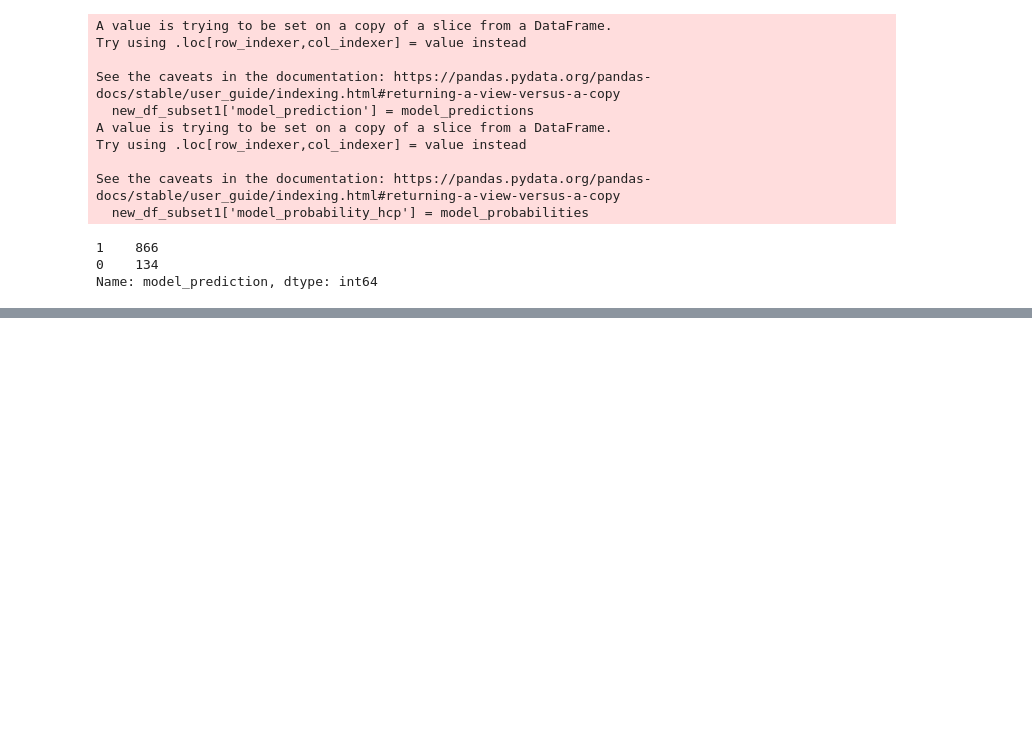
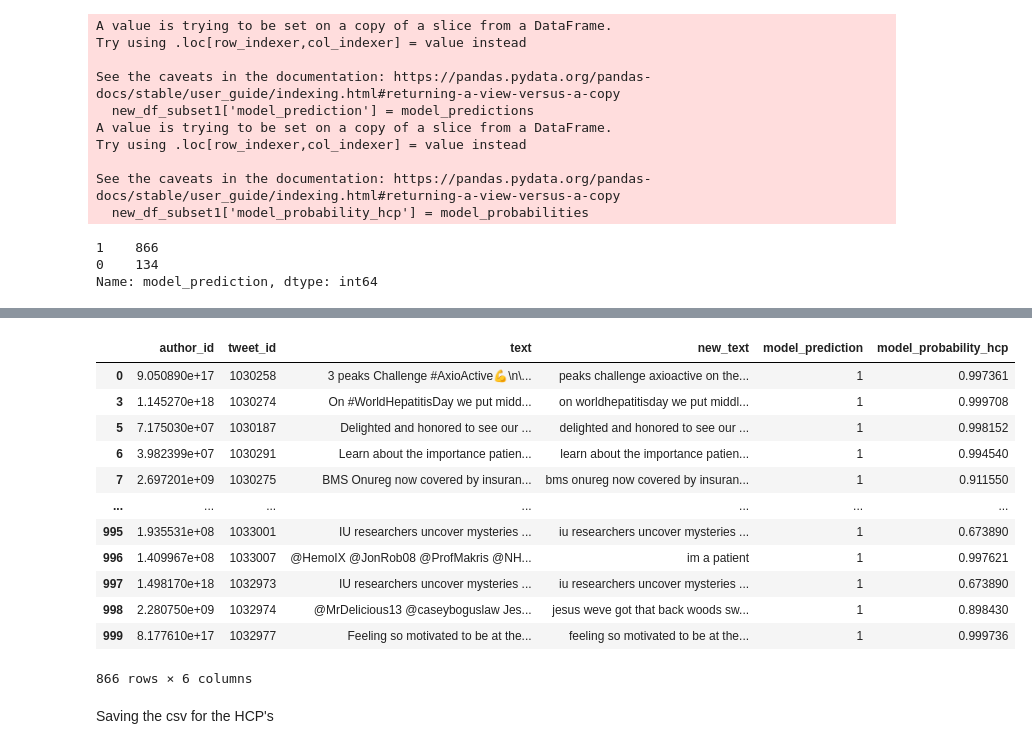
Before and after one commit to nisha1365/GEN-AI-POC, a Jupyter notebook: HCP_v_s_Non_HCP_ROberta.ipynb, the cells around one changed output, grey strips where cells are left out. Saved outputs shown, nothing was run; the diff lists cells and outputs as text; code cells hidden in the pictures; blank space fills up the shorter version.

```diff
--- a/HCP_v_s_Non_HCP_ROberta.ipynb
+++ b/HCP_v_s_Non_HCP_ROberta.ipynb
@@ -216,0 +291,19 @@ Name: model_prediction, dtype: int64
+# %%
+df_model_1 = new_df_subset1[new_df_subset1['model_prediction'] == 1]
+df_model_1
+# %% [output]
+|  | author_id | tweet_id | text | new_text | model_prediction | model_probability_hcp |
+| 0 | 9.050890e+17 | 1030258 | 3 peaks Challenge #AxioActive💪\n\... | peaks challenge axioactive on the... | 1 | 0.997361 |
+| 3 | 1.145270e+18 | 1030274 | On #WorldHepatitisDay we put midd... | on worldhepatitisday we put middl... | 1 | 0.999708 |
+| 5 | 7.175030e+07 | 1030187 | Delighted and honored to see our ... | delighted and honored to see our ... | 1 | 0.998152 |
+| 6 | 3.982399e+07 | 1030291 | Learn about the importance patien... | learn about the importance patien... | 1 | 0.994540 |
+| 7 | 2.697201e+09 | 1030275 | BMS Onureg now covered by insuran... | bms onureg now covered by insuran... | 1 | 0.911550 |
+| ... | ... | ... | ... | ... | ... | ... |
+| 995 | 1.935531e+08 | 1033001 | IU researchers uncover mysteries ... | iu researchers uncover mysteries ... | 1 | 0.673890 |
+| 996 | 1.409967e+08 | 1033007 | @HemoIX @JonRob08 @ProfMakris @NH... | im a patient | 1 | 0.997621 |
+| 997 | 1.498170e+18 | 1032973 | IU researchers uncover mysteries ... | iu researchers uncover mysteries ... | 1 | 0.673890 |
+| 998 | 2.280750e+09 | 1032974 | @MrDelicious13 @caseyboguslaw Jes... | jesus weve got that back woods sw... | 1 | 0.898430 |
+| 999 | 8.177610e+17 | 1032977 | Feeling so motivated to be at the... | feeling so motivated to be at the... | 1 | 0.999736 |
+866 rows × 6 columns
+# %% [markdown]
+Saving the csv for the HCP's
```
Also changed, not shown: parts of 12 cells of this notebook.
